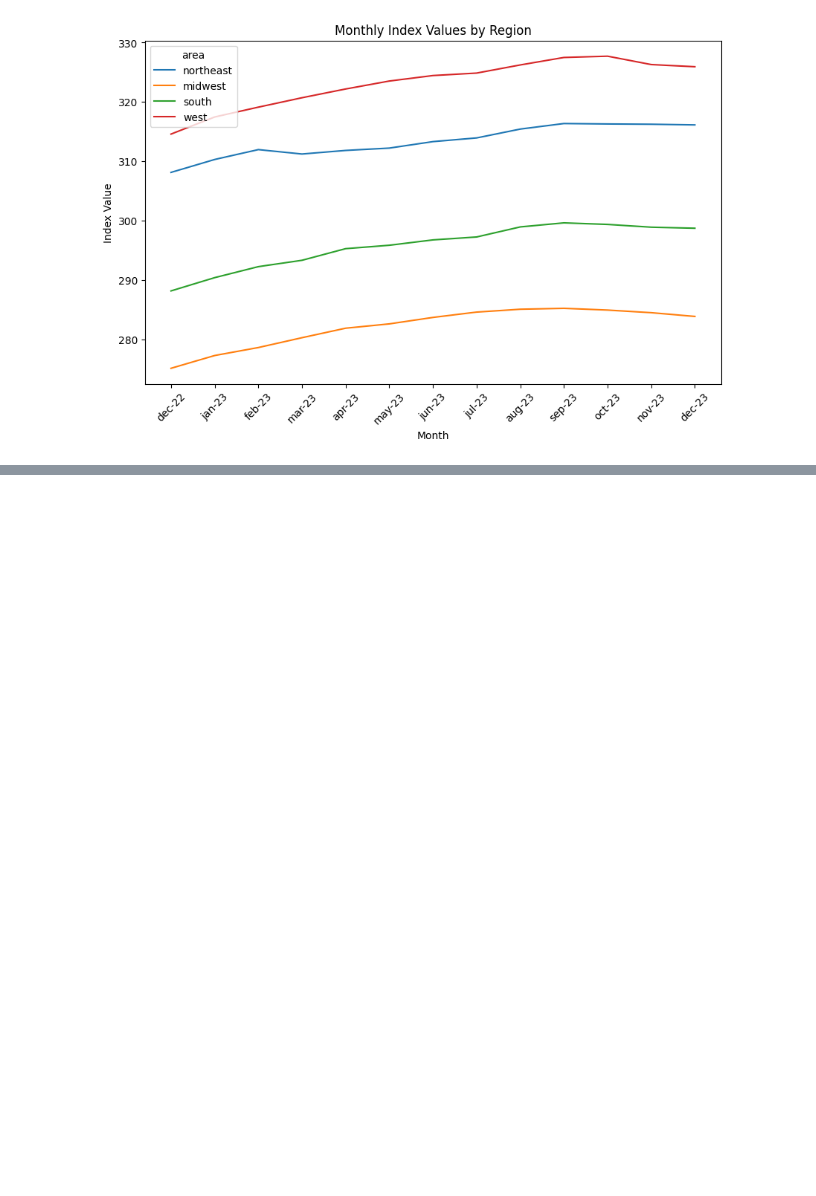
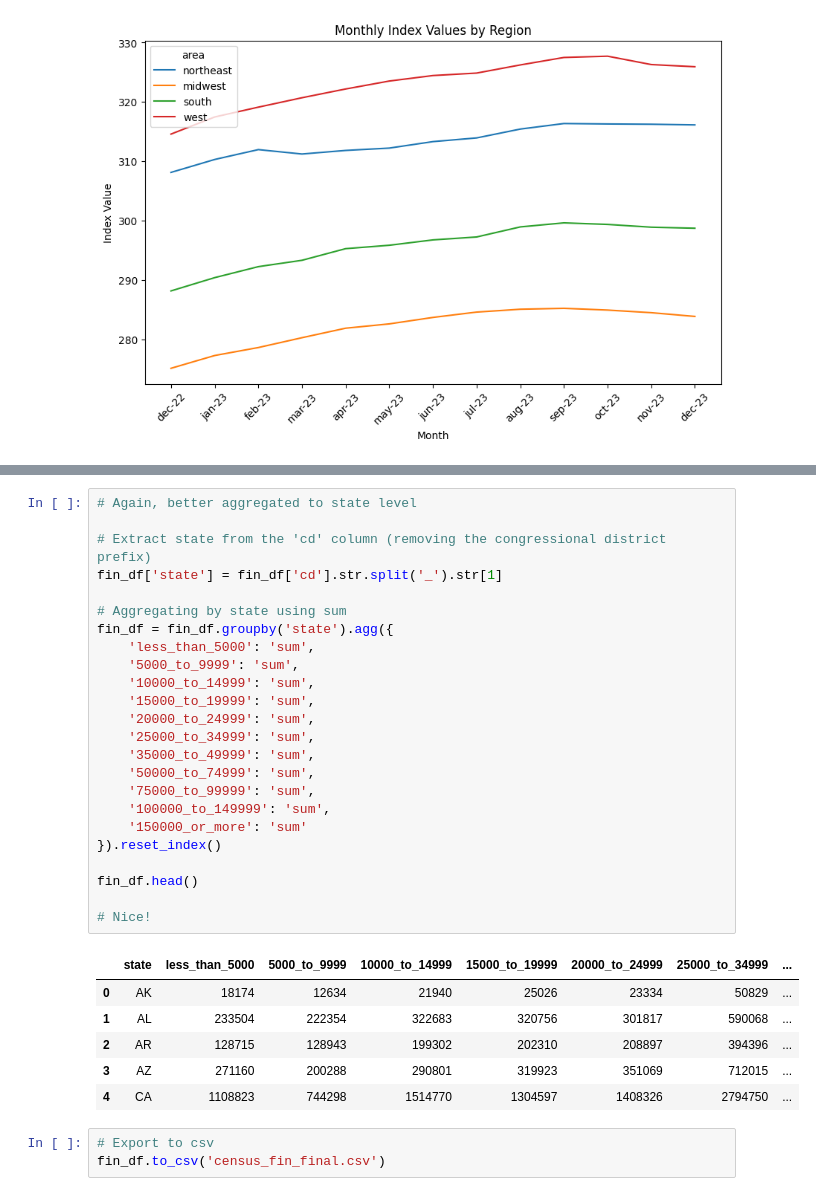
Before and after one commit to bradleytkay/Q1-2025-data-analysis-project-challenge, a Jupyter notebook: Q1-2025-step3-eda.ipynb, the cells around one changed output, grey strips where cells are left out. Cells and saved outputs as stored; diff of their text form; blank space fills up the shorter version.

```diff
--- a/Q1-2025-step3-eda.ipynb
+++ b/Q1-2025-step3-eda.ipynb
@@ -687,0 +771,34 @@ plt.xticks(rotation=45)
+# %%
+# Again, better aggregated to state level
+
+# Extract state from the 'cd' column (removing the congressional district prefix)
+fin_df['state'] = fin_df['cd'].str.split('_').str[1]
+
+# Aggregating by state using sum
+fin_df = fin_df.groupby('state').agg({
+    'less_than_5000': 'sum',
+    '5000_to_9999': 'sum',
+    '10000_to_14999': 'sum',
+    '15000_to_19999': 'sum',
+    '20000_to_24999': 'sum',
+    '25000_to_34999': 'sum',
+    '35000_to_49999': 'sum',
+    '50000_to_74999': 'sum',
+    '75000_to_99999': 'sum',
+    '100000_to_149999': 'sum',
+    '150000_or_more': 'sum'
+}).reset_index()
+
+fin_df.head()
+
+# Nice!
+# %% [output]
+|  | state | less_than_5000 | 5000_to_9999 | 10000_to_14999 | 15000_to_19999 | 20000_to_24999 | 25000_to_34999 | ... |
+| 0 | AK | 18174 | 12634 | 21940 | 25026 | 23334 | 50829 | ... |
+| 1 | AL | 233504 | 222354 | 322683 | 320756 | 301817 | 590068 | ... |
+| 2 | AR | 128715 | 128943 | 199302 | 202310 | 208897 | 394396 | ... |
+| 3 | AZ | 271160 | 200288 | 290801 | 319923 | 351069 | 712015 | ... |
+| 4 | CA | 1108823 | 744298 | 1514770 | 1304597 | 1408326 | 2794750 | ... |
+# %%
+# Export to csv
+fin_df.to_csv('census_fin_final.csv')
```
Also changed, not shown: parts of 19 cells of this notebook.
